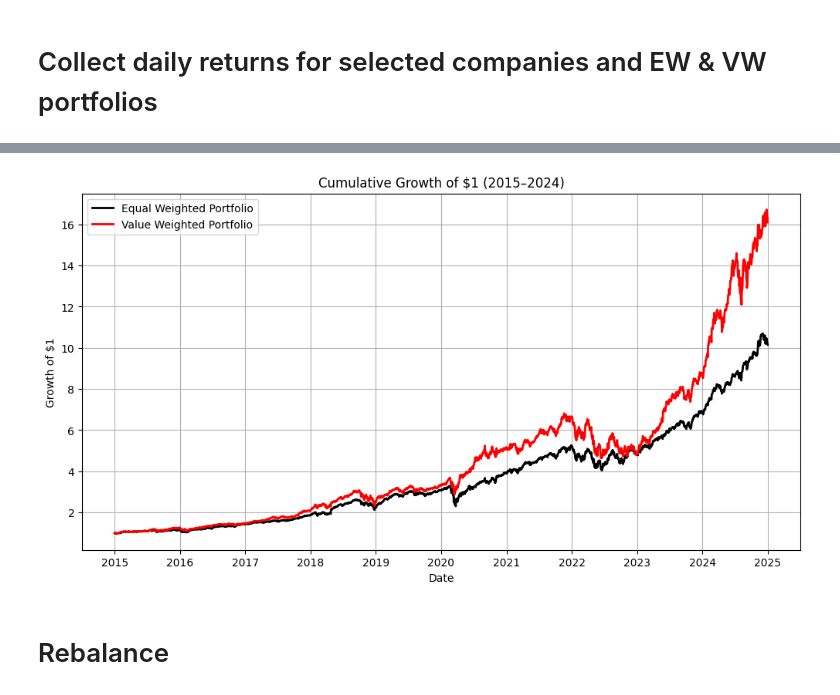
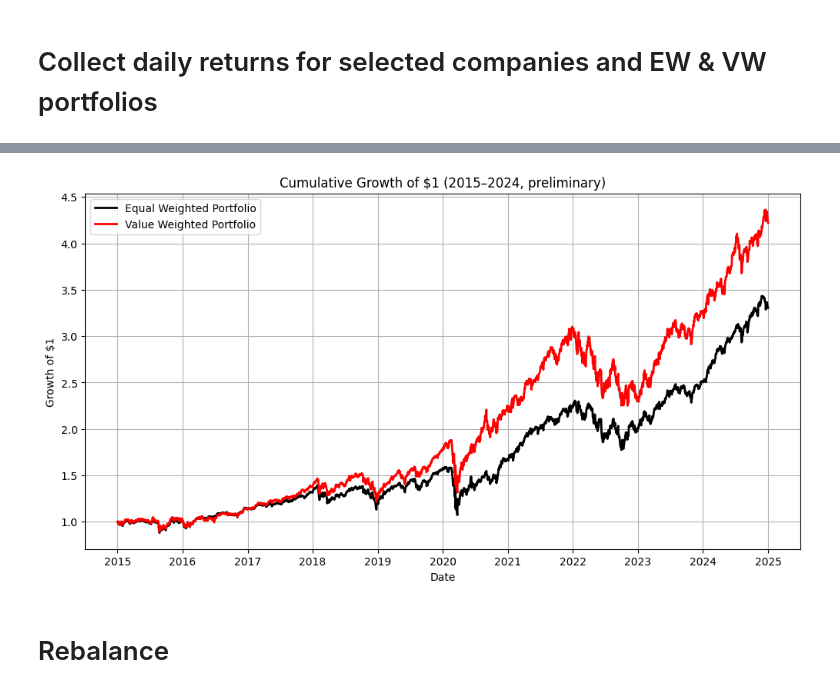
Before and after one commit to luigilopesz/Quantitative-Finance, a Jupyter notebook: project_1/main.ipynb, the cells around one changed output, grey strips where cells are left out. Drawn from its saved outputs; the diff is of its cells as text; code cells hidden in the pictures.

```diff
--- a/project_1/main.ipynb
+++ b/project_1/main.ipynb
@@ -6,9 +6,19 @@ This section prepares the data for all subsequent analyses (Questions 1-5)
 import pandas as pd
 import numpy as np
 
-df = pd.read_excel("../SPX_database_2010.xlsx")
-df_total_ret = pd.read_excel("../SPX_database_2010.xlsx", sheet_name="total_ret")
-df_price = pd.read_excel("../SPX_database_2010.xlsx", sheet_name="prices")
+np.random.seed(42)
+
+# Global constants
+START_DATE = "2015-01-01"
+END_DATE = "2024-12-31"
+TRADING_DAYS = 252
+RF_ANNUAL = 0.02
+
+DATA_PATH = "../SPX_database_2010.xlsx"
+df = pd.read_excel(DATA_PATH)
+df_total_ret = pd.read_excel(DATA_PATH, sheet_name="total_ret")
+df_price = pd.read_excel(DATA_PATH, sheet_name="prices")
+df_mktcap = pd.read_excel(DATA_PATH, sheet_name="mkt_cap")
 # %%
 import matplotlib.pyplot as plt
 # %% [markdown]
@@ -146,47 +128,33 @@ plt.show()
-# %%
-df_mktcap = pd.read_excel("../SPX_database_2010.xlsx", sheet_name="mkt_cap")
 # %%
-# Load market cap sheet
-df_mktcap["Dates"] = pd.to_datetime(df_mktcap["Dates"])
+# --- Market cap frame aligned to our return index ---
+df_mktcap_selected = df_mktcap[["Dates"] + list(selected_companies)]
+mask = (df_mktcap_selected["Dates"] >= START_DATE) & (df_mktcap_selected["Dates"] <= END_DATE)
+df_mktcap_filtered = df_mktcap_selected.loc[mask].set_index("Dates")
+df_mktcap_filtered = df_mktcap_filtered.reindex(df_returns.index).ffill()
 
-# Keep only Dates + selected companies
-df_mktcap_selected = df_mktcap[["Dates"] + list(selected_companies)]
+# --- Preliminary VW portfolio (daily re-weight, no calendar rebalance yet) ---
+# Correct aggregation: weight SIMPLE returns, not log returns.
+weights_daily = df_mktcap_filtered.div(df_mktcap_filtered.sum(axis=1), axis=0).shift(1)
+vw_simple_prelim = (df_simple_returns[selected_companies] * weights_daily).sum(axis=1)
+df_returns["Value_Weighted_Portfolio"] = np.log1p(vw_simple_prelim)
 
-# Filter to 2015–2024
-mask = (df_mktcap_selected["Dates"] >= "2015-01-01") & (df_mktcap_selected["Dates"] <= "2024-12-31")
-df_mktcap_filtered = df_mktcap_selected.loc[mask].set_index("Dates")
+# --- Cumulative growth of $1 (EW vs VW, preliminary) ---
+df_cum_returns = np.exp(df_returns[["Equal_Weighted_Portfolio",
+                                    "Value_Weighted_Portfolio"]].cumsum())
 
-# Align with returns dataframe (important!)
-df_mktcap_filtered = df_mktcap_filtered.loc[df_returns.index]
-
-# --- Step 1: Compute weights (row-wise normalization) ---
-weights = df_mktcap_filtered.div(df_mktcap_filtered.sum(axis=1), axis=0)
-
-# --- Step 2: Value-weighted portfolio return ---
-# Multiply each stock's return by its weight, then sum across columns
-vw_returns = (df_returns[selected_companies] * weights).sum(axis=1)
-
-# Add to dataframe
-df_returns["Value_Weighted_Portfolio"] = vw_returns
-
-# --- Step 3: Compute cumulative returns (growth of $1) ---
-df_cum_returns = np.exp(df_returns.cumsum())
-
-# --- Step 4: Plot ---
-import matplotlib.pyplot as plt
-
-plt.figure(figsize=(12,6))
-plt.plot(df_cum_returns.index, df_cum_returns["Equal_Weighted_Portfolio"], label="Equal Weighted Portfolio", linewidth=2, color="black")
-plt.plot(df_cum_returns.index, df_cum_returns["Value_Weighted_Portfolio"], label="Value Weighted Portfolio", linewidth=2, color="red")
-
-plt.title("Cumulative Growth of $1 (2015–2024)")
+plt.figure(figsize=(12, 6))
+plt.plot(df_cum_returns.index, df_cum_returns["Equal_Weighted_Portfolio"],
+         label="Equal Weighted Portfolio", linewidth=2, color="black")
+plt.plot(df_cum_returns.index, df_cum_returns["Value_Weighted_Portfolio"],
+         label="Value Weighted Portfolio", linewidth=2, color="red")
+plt.title(f"Cumulative Growth of $1 ({START_DATE[:4]}\u2013{END_DATE[:4]}, preliminary)")
 plt.xlabel("Date")
 plt.ylabel("Growth of $1")
 plt.legend()
 plt.grid(True)
 plt.show()
 # %% [output]
-[figure, old version]
+[figure, new version]
 # %% [markdown]
 # Rebalance
 # %%
```
Also changed, not shown: parts of 17 cells of this notebook, 4 other files.
